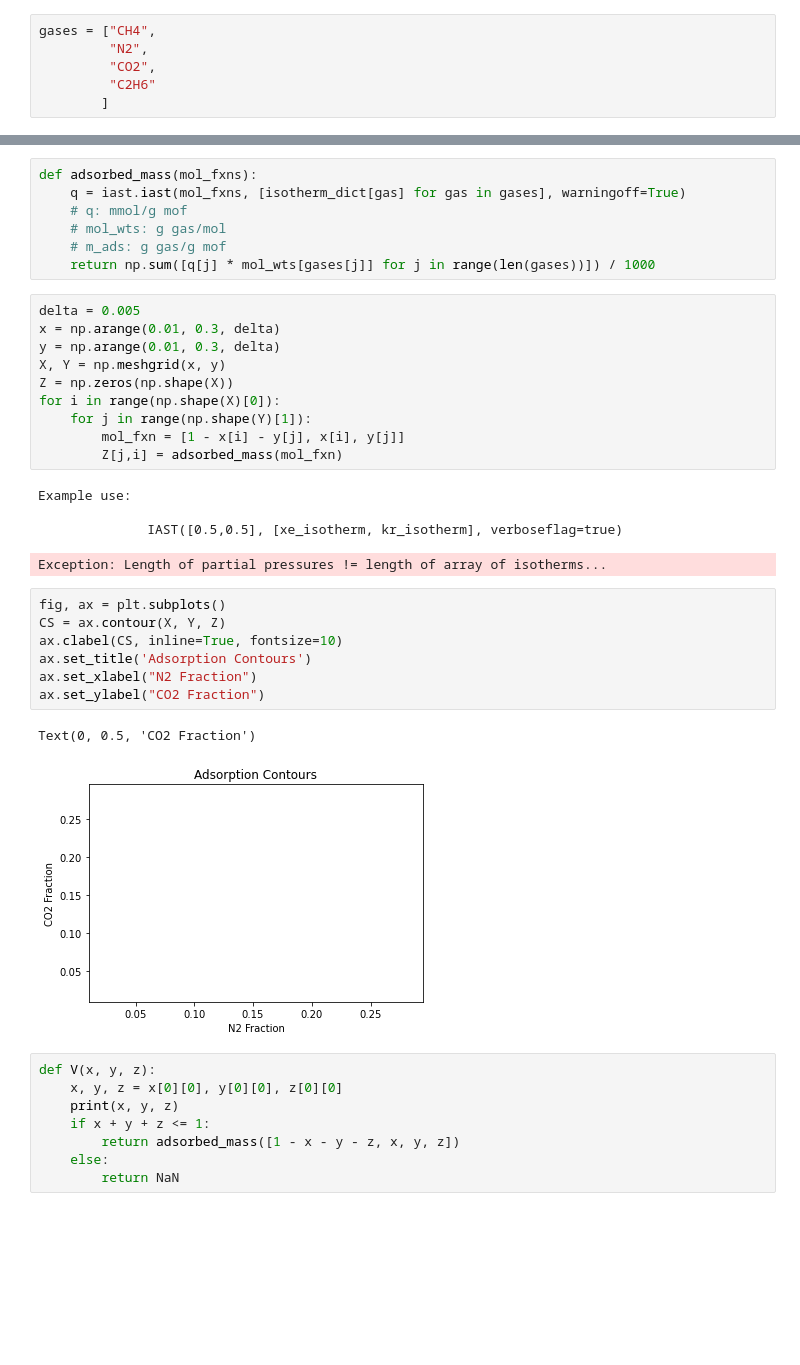
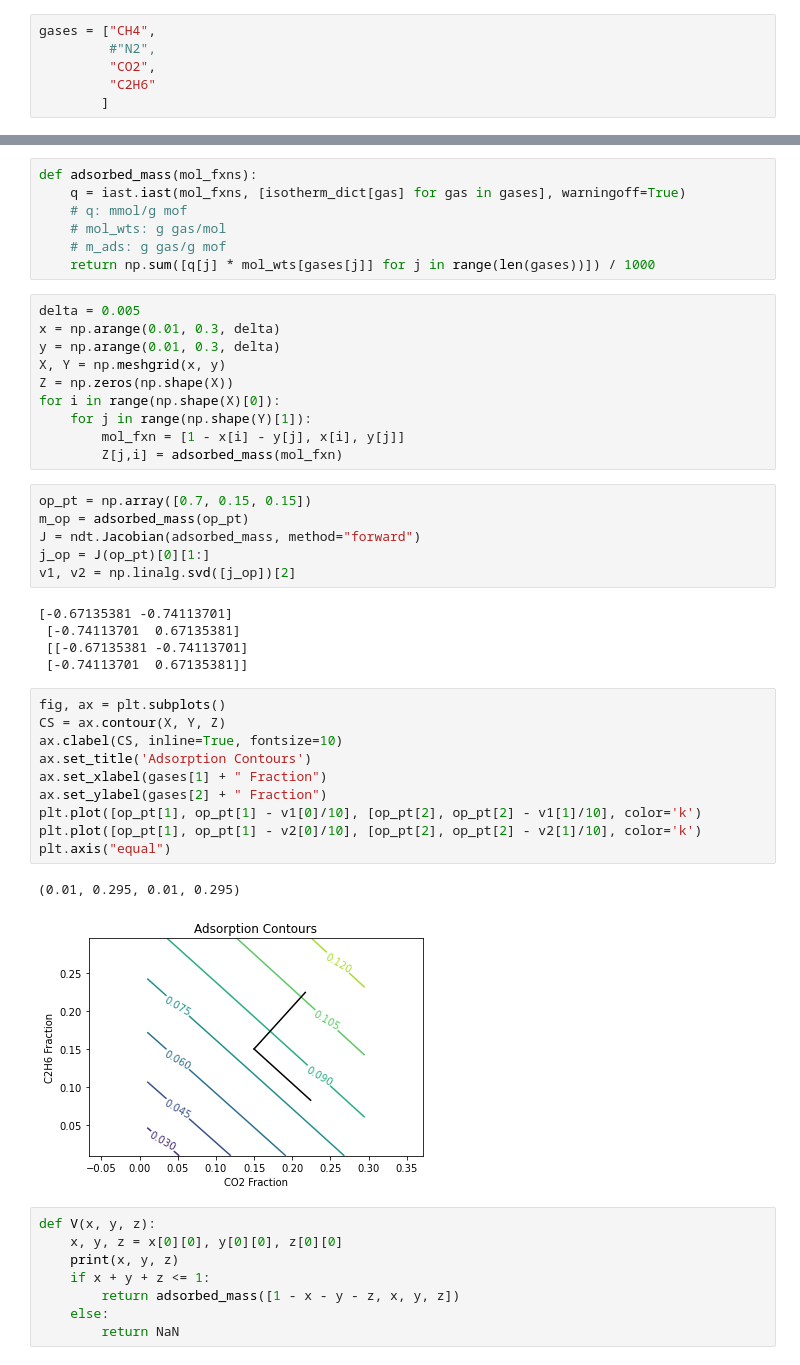
Before and after one commit to SimonEnsemble/unresponsive_directions_in_sensors, a Jupyter notebook: IAST.ipynb, the cells around one changed output, grey strips where cells are left out. Cells and saved outputs as stored; diff of their text form; blank space fills up the shorter version.

Commit message:
jacobian

```diff
--- a/IAST.ipynb
+++ b/IAST.ipynb
@@ -8,6 +9,6 @@ import math
 # %%
 gases = ["CH4",
-         "N2",
+         #"N2",
          "CO2",
          "C2H6"
         ]
@@ -77,21 +80,30 @@ for i in range(np.shape(X)[0]):
     for j in range(np.shape(Y)[1]):
         mol_fxn = [1 - x[i] - y[j], x[i], y[j]]
         Z[j,i] = adsorbed_mass(mol_fxn)
-# %% [output]
-Example use:
-
-              IAST([0.5,0.5], [xe_isotherm, kr_isotherm], verboseflag=true)
-Exception: Length of partial pressures != length of array of isotherms...
+# %%
+op_pt = np.array([0.7, 0.15, 0.15])
+m_op = adsorbed_mass(op_pt)
+J = ndt.Jacobian(adsorbed_mass, method="forward")
+j_op = J(op_pt)[0][1:]
+v1, v2 = np.linalg.svd([j_op])[2]
+# %% [output]
+[-0.67135381 -0.74113701]
+ [-0.74113701  0.67135381]
+ [[-0.67135381 -0.74113701]
+ [-0.74113701  0.67135381]]
 # %%
 fig, ax = plt.subplots()
 CS = ax.contour(X, Y, Z)
 ax.clabel(CS, inline=True, fontsize=10)
 ax.set_title('Adsorption Contours')
-ax.set_xlabel("N2 Fraction")
-ax.set_ylabel("CO2 Fraction")
+ax.set_xlabel(gases[1] + " Fraction")
+ax.set_ylabel(gases[2] + " Fraction")
+plt.plot([op_pt[1], op_pt[1] - v1[0]/10], [op_pt[2], op_pt[2] - v1[1]/10], color='k')
+plt.plot([op_pt[1], op_pt[1] - v2[0]/10], [op_pt[2], op_pt[2] - v2[1]/10], color='k')
+plt.axis("equal")
 # %% [output]
-Text(0, 0.5, 'CO2 Fraction')
+(0.01, 0.295, 0.01, 0.295)
-[figure, old version]
+[figure, new version]
 # %%
 def V(x, y, z):
     x, y, z = x[0][0], y[0][0], z[0][0]
```
Also changed, not shown: parts of 7 cells of this notebook.
